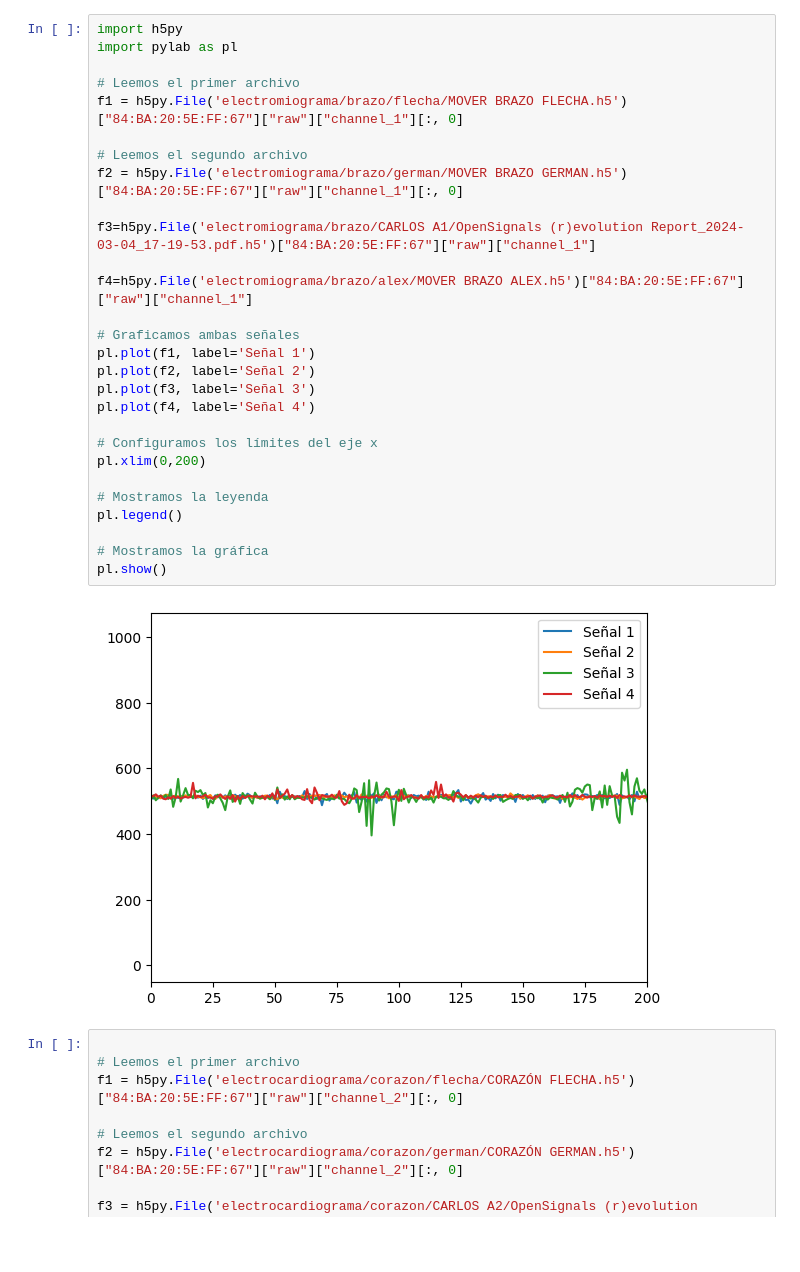
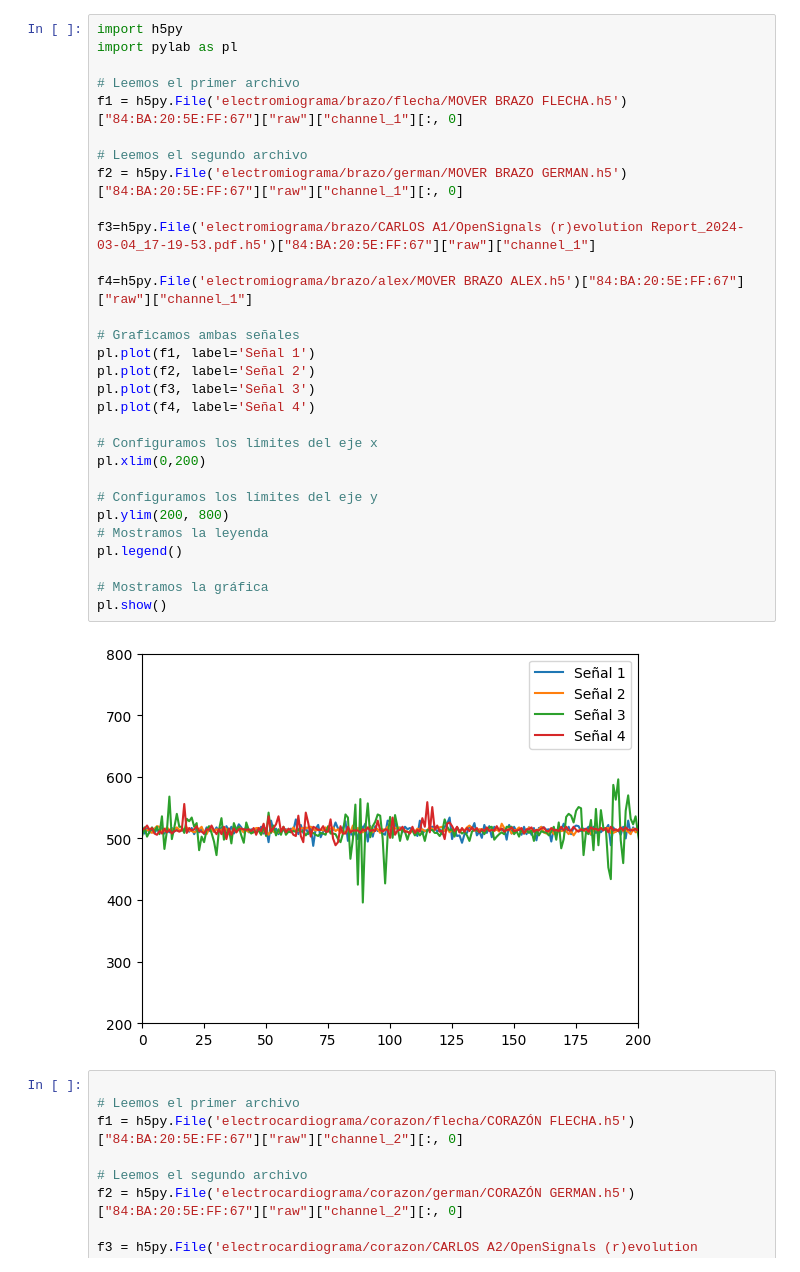
Before and after one commit to joseluis031/Bitalino, a Jupyter notebook: comparacion.ipynb, the cells around one changed output. Cells and saved outputs as stored; diff of their text form; blank space fills up the shorter version.

```diff
--- a/comparacion.ipynb
+++ b/comparacion.ipynb
@@ -1,33 +1,35 @@
 # %%
 import h5py
 import pylab as pl
 
 # Leemos el primer archivo
 f1 = h5py.File('electromiograma/brazo/flecha/MOVER BRAZO FLECHA.h5')["84:BA:20:5E:FF:67"]["raw"]["channel_1"][:, 0]
 
 # Leemos el segundo archivo
 f2 = h5py.File('electromiograma/brazo/german/MOVER BRAZO GERMAN.h5')["84:BA:20:5E:FF:67"]["raw"]["channel_1"][:, 0]
 
 f3=h5py.File('electromiograma/brazo/CARLOS A1/OpenSignals (r)evolution Report_2024-03-04_17-19-53.pdf.h5')["84:BA:20:5E:FF:67"]["raw"]["channel_1"]
 
 f4=h5py.File('electromiograma/brazo/alex/MOVER BRAZO ALEX.h5')["84:BA:20:5E:FF:67"]["raw"]["channel_1"]
 
 # Graficamos ambas señales
 pl.plot(f1, label='Señal 1')
 pl.plot(f2, label='Señal 2')
 pl.plot(f3, label='Señal 3')
 pl.plot(f4, label='Señal 4')
 
 # Configuramos los límites del eje x
 pl.xlim(0,200)
 
+# Configuramos los límites del eje y
+pl.ylim(200, 800)
 # Mostramos la leyenda
 pl.legend()
 
 # Mostramos la gráfica
 pl.show()
 # %% [output]
-[figure, old version]
+[figure, new version]
 # %%
 
 # Leemos el primer archivo
```
